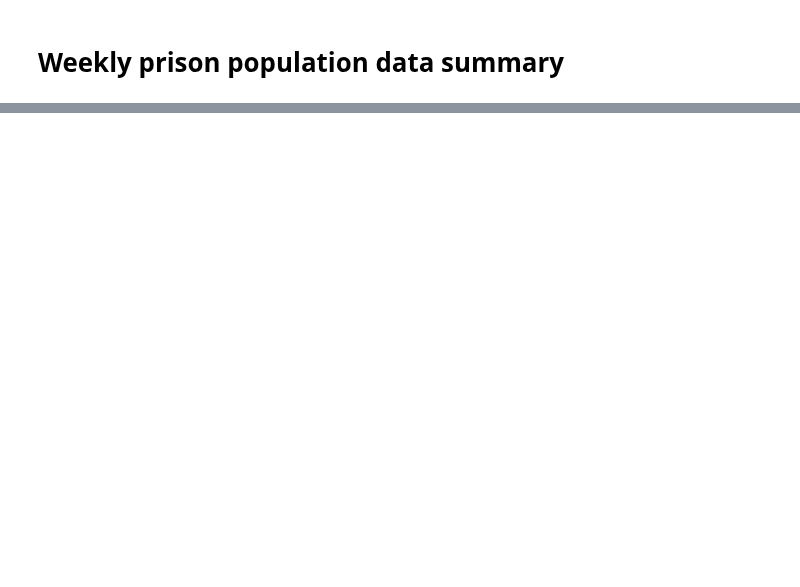
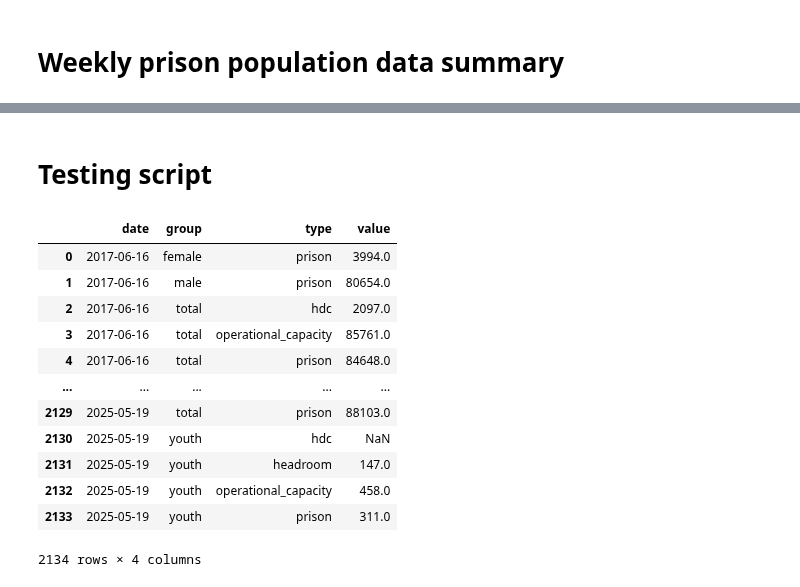
Before and after one commit to Prison-Reform-Trust/Prison-population, a Jupyter notebook: Notebooks/0.3-ah-weekly-data-summary.ipynb, the cells around one changed output, grey strips where cells are left out. Saved outputs shown, nothing was run; the diff lists cells and outputs as text; code cells hidden in the pictures; blank space fills up the shorter version.

```diff
--- a/Notebooks/0.3-ah-weekly-data-summary.ipynb
+++ b/Notebooks/0.3-ah-weekly-data-summary.ipynb
@@ -57,0 +76,2 @@ df.query("type == 'prison'").pivot(index=['group'], columns=['date'], values='va
+# %% [markdown]
+# Testing script
@@ -57,0 +83,17 @@ df.query("type == 'prison'").pivot(index=['group'], columns=['date'], values='va
+# %%
+df = weekly_data_summary.load_data()
+df
+# %% [output]
+|  | date | group | type | value |
+| 0 | 2017-06-16 | female | prison | 3994.0 |
+| 1 | 2017-06-16 | male | prison | 80654.0 |
+| 2 | 2017-06-16 | total | hdc | 2097.0 |
+| 3 | 2017-06-16 | total | operational_capacity | 85761.0 |
+| 4 | 2017-06-16 | total | prison | 84648.0 |
+| ... | ... | ... | ... | ... |
+| 2129 | 2025-05-19 | total | prison | 88103.0 |
+| 2130 | 2025-05-19 | youth | hdc | NaN |
+| 2131 | 2025-05-19 | youth | headroom | 147.0 |
+| 2132 | 2025-05-19 | youth | operational_capacity | 458.0 |
+| 2133 | 2025-05-19 | youth | prison | 311.0 |
+2134 rows × 4 columns
```
Also changed, not shown: parts of 14 cells of this notebook, 1 other file.
